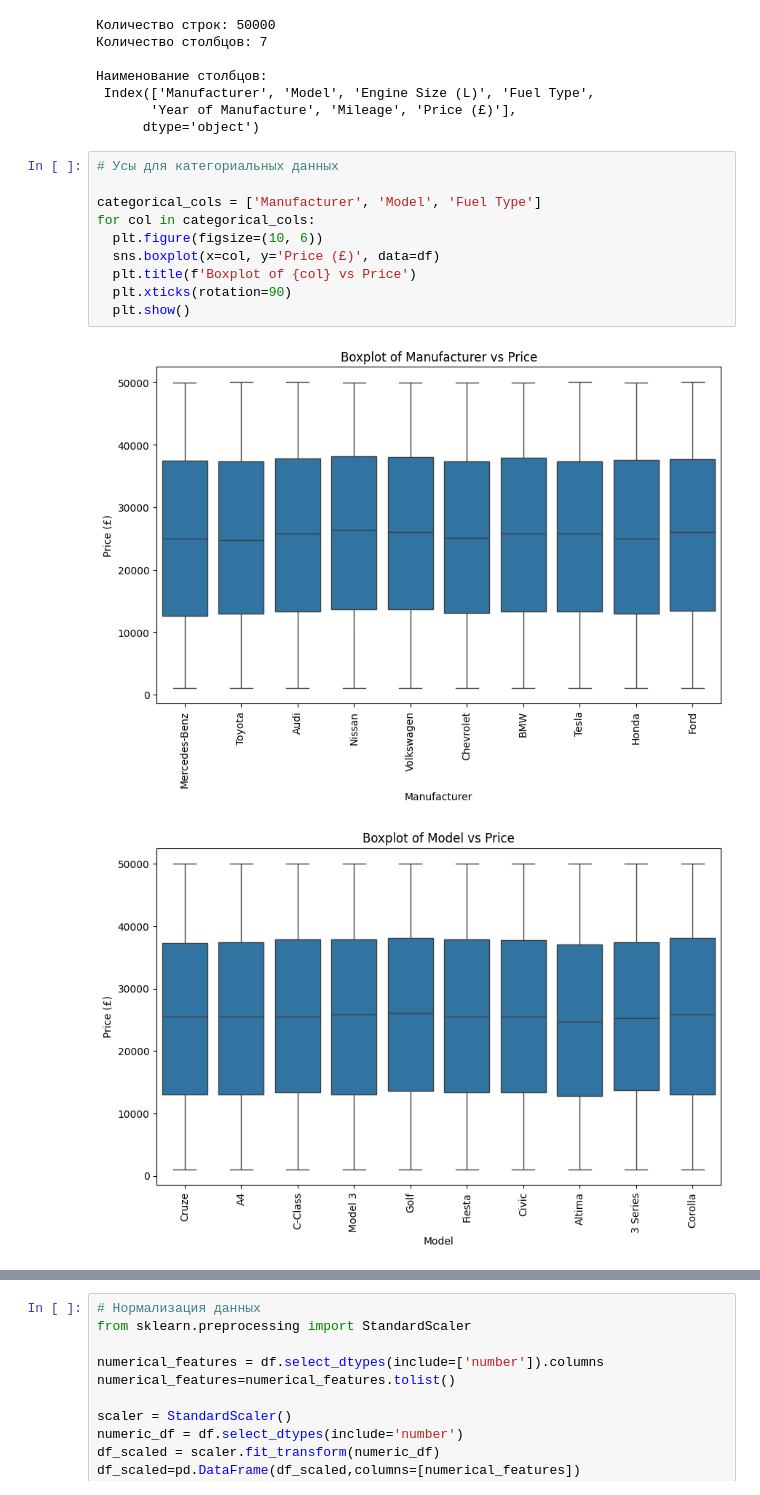
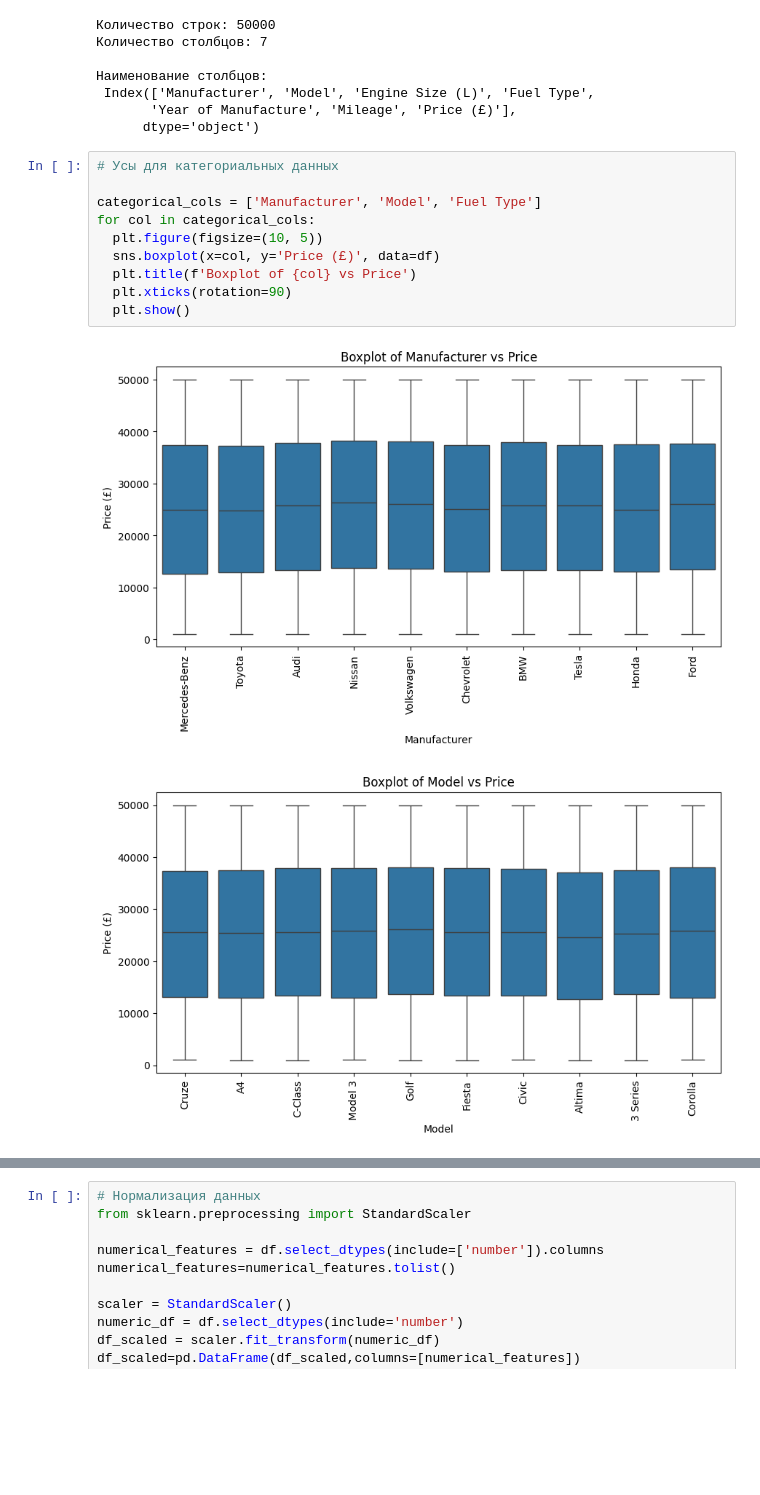
Before and after one commit to Olya-Skr/Belhard_courses, a Jupyter notebook: homework/hw6/dz6.ipynb, the cells around one changed output, grey strips where cells are left out. Drawn from its saved outputs; the diff is of its cells as text; blank space fills up the shorter version.

```diff
--- a/homework/hw6/dz6.ipynb
+++ b/homework/hw6/dz6.ipynb
@@ -50,13 +50,13 @@ print('\nНаименование столбцов: \n',df.columns)
 # %%
 # Усы для категориальных данных
 
 categorical_cols = ['Manufacturer', 'Model', 'Fuel Type']
 for col in categorical_cols:
-  plt.figure(figsize=(10, 6))
+  plt.figure(figsize=(10, 5))
   sns.boxplot(x=col, y='Price (£)', data=df)
   plt.title(f'Boxplot of {col} vs Price')
   plt.xticks(rotation=90)
   plt.show()
 # %% [output]
-[figure, old version]
+[figure, new version]
-[figure, old version]
+[figure, new version]
```
Also changed, not shown: parts of 21 cells of this notebook, 1 other file.
